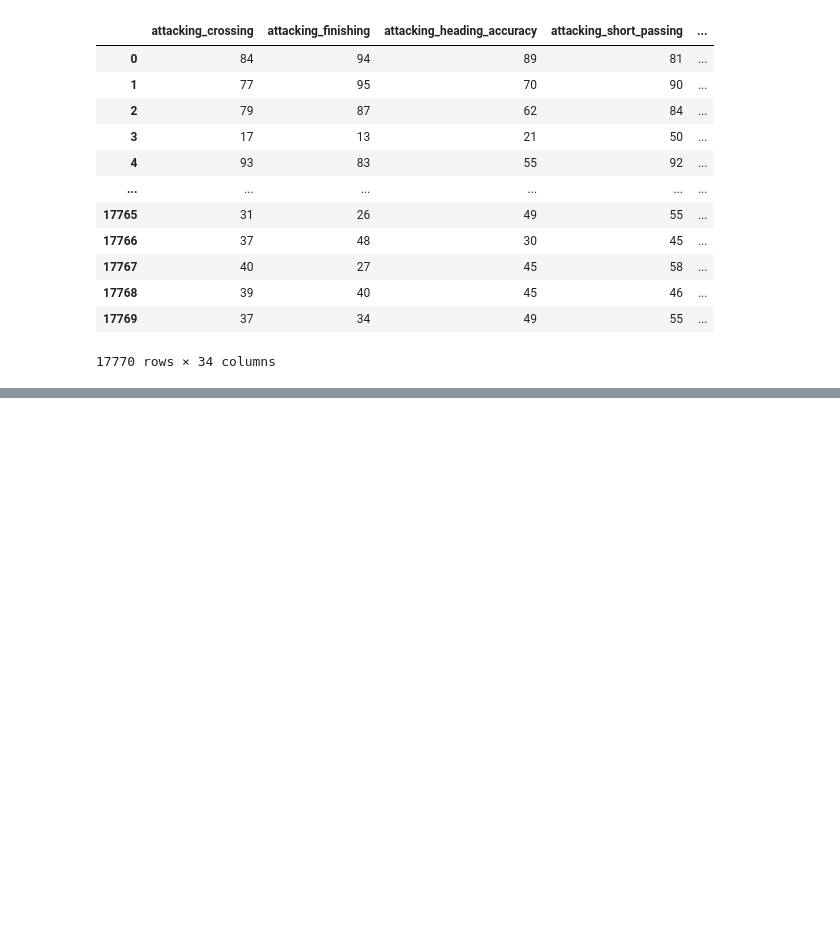
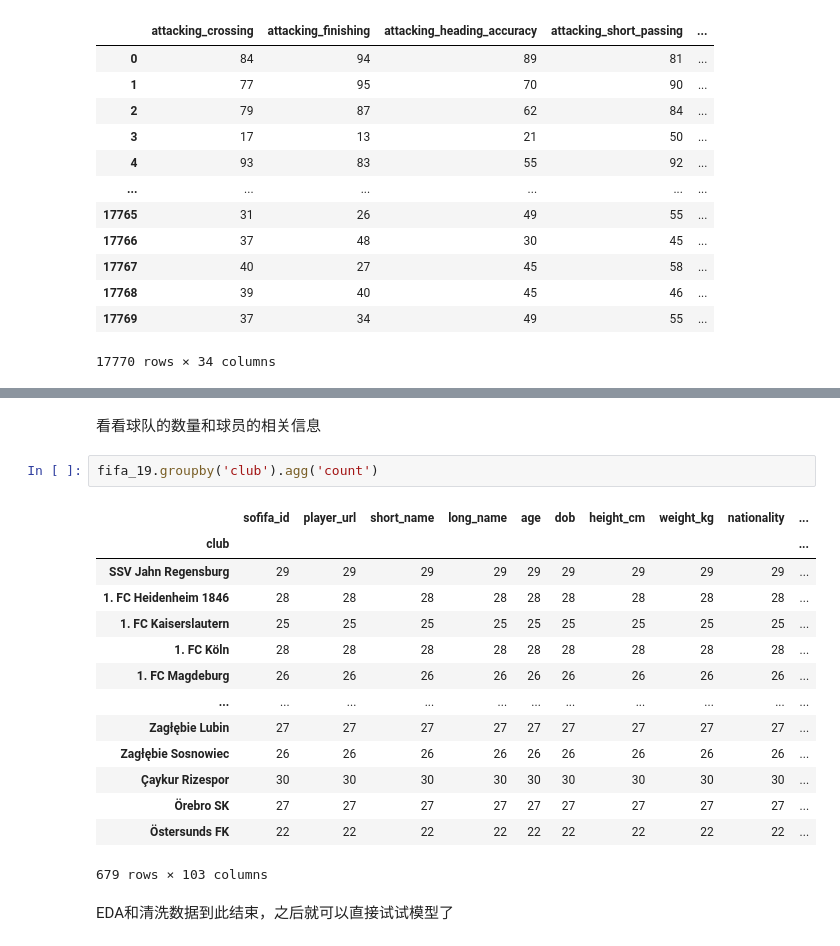
Before and after one commit to diverseman/cs109a_project-soccer, a Jupyter notebook: clean_data.ipynb, the cells around one changed output, grey strips where cells are left out. Saved outputs shown, nothing was run; the diff lists cells and outputs as text; blank space fills up the shorter version.

```diff
--- a/clean_data.ipynb
+++ b/clean_data.ipynb
@@ -126,0 +317,21 @@ Name: pace, Length: 17770, dtype: float64
+# %% [markdown]
+看看球队的数量和球员的相关信息
+# %%
+fifa_19.groupby('club').agg('count')
+# %% [output]
+|  | sofifa_id | player_url | short_name | long_name | age | dob | height_cm | weight_kg | nationality | ... |
+| club |  |  |  |  |  |  |  |  |  | ... |
+| SSV Jahn Regensburg | 29 | 29 | 29 | 29 | 29 | 29 | 29 | 29 | 29 | ... |
+| 1. FC Heidenheim 1846 | 28 | 28 | 28 | 28 | 28 | 28 | 28 | 28 | 28 | ... |
+| 1. FC Kaiserslautern | 25 | 25 | 25 | 25 | 25 | 25 | 25 | 25 | 25 | ... |
+| 1. FC Köln | 28 | 28 | 28 | 28 | 28 | 28 | 28 | 28 | 28 | ... |
+| 1. FC Magdeburg | 26 | 26 | 26 | 26 | 26 | 26 | 26 | 26 | 26 | ... |
+| ... | ... | ... | ... | ... | ... | ... | ... | ... | ... | ... |
+| Zagłębie Lubin | 27 | 27 | 27 | 27 | 27 | 27 | 27 | 27 | 27 | ... |
+| Zagłębie Sosnowiec | 26 | 26 | 26 | 26 | 26 | 26 | 26 | 26 | 26 | ... |
+| Çaykur Rizespor | 30 | 30 | 30 | 30 | 30 | 30 | 30 | 30 | 30 | ... |
+| Örebro SK | 27 | 27 | 27 | 27 | 27 | 27 | 27 | 27 | 27 | ... |
+| Östersunds FK | 22 | 22 | 22 | 22 | 22 | 22 | 22 | 22 | 22 | ... |
+679 rows × 103 columns
+# %% [markdown]
+EDA和清洗数据到此结束，之后就可以直接试试模型了
```
Also changed, not shown: parts of 30 cells of this notebook, 2 other files.
